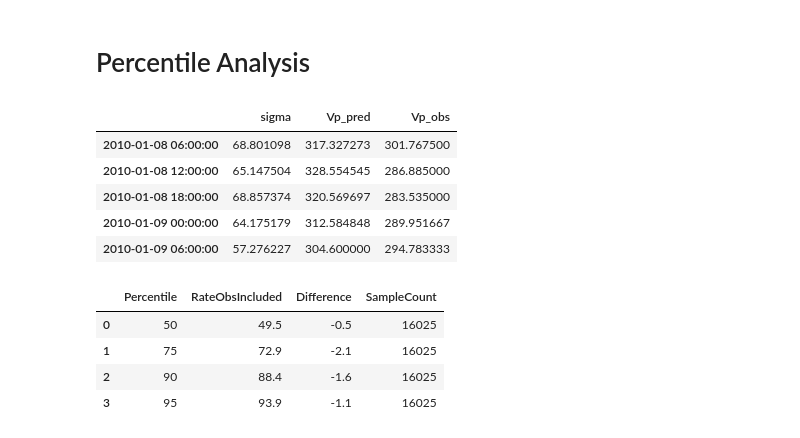
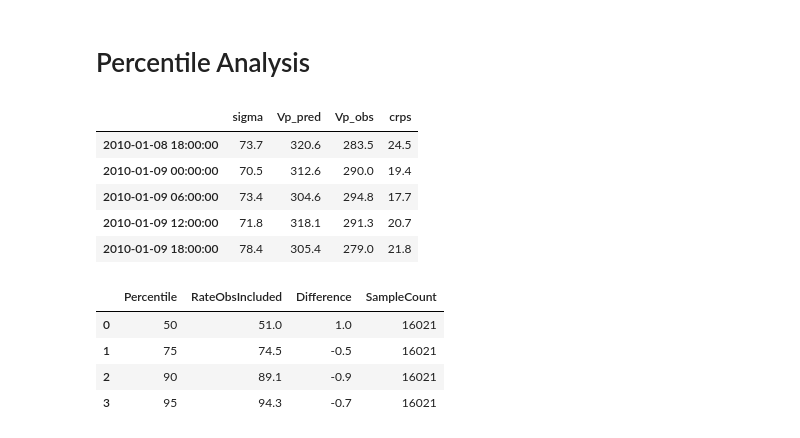
Before and after one commit to ddasilva/wsa_knn_uncertainty_v2, a Jupyter notebook: notebooks/Percentile Analysis.ipynb, the cells around one changed output. Drawn from its saved outputs; the diff is of its cells as text; code cells hidden in the pictures.

```diff
--- a/notebooks/Percentile Analysis.ipynb
+++ b/notebooks/Percentile Analysis.ipynb
@@ -5,16 +5,16 @@ import numpy as np
 import pandas as pd
 from scipy.stats import norm
 # %%
-df_dataset = pd.read_csv('../data/processed/processed_daysahead3_R000.csv', index_col=0)
+df_dataset = pd.read_csv('../data/processed/windowSize5/processed_daysahead3_R000.csv', index_col=0)
 df_dataset.index = pd.to_datetime(df_dataset.index)
 df_dataset.head()
 # %% [output]
-|  | sigma | Vp_pred | Vp_obs |
-| 2010-01-08 06:00:00 | 68.801098 | 317.327273 | 301.767500 |
-| 2010-01-08 12:00:00 | 65.147504 | 328.554545 | 286.885000 |
-| 2010-01-08 18:00:00 | 68.857374 | 320.569697 | 283.535000 |
-| 2010-01-09 00:00:00 | 64.175179 | 312.584848 | 289.951667 |
-| 2010-01-09 06:00:00 | 57.276227 | 304.600000 | 294.783333 |
+|  | sigma | Vp_pred | Vp_obs | crps |
+| 2010-01-08 18:00:00 | 73.7 | 320.6 | 283.5 | 24.5 |
+| 2010-01-09 00:00:00 | 70.5 | 312.6 | 290.0 | 19.4 |
+| 2010-01-09 06:00:00 | 73.4 | 304.6 | 294.8 | 17.7 |
+| 2010-01-09 12:00:00 | 71.8 | 318.1 | 291.3 | 20.7 |
+| 2010-01-09 18:00:00 | 78.4 | 305.4 | 279.0 | 21.8 |
 # %%
 inside = {
     50: [],
@@ -39,7 +39,7 @@ df_output = pd.DataFrame(df_rows, columns=['Percentile', 'RateObsIncluded', 'Dif
 df_output
 # %% [output]
 |  | Percentile | RateObsIncluded | Difference | SampleCount |
-| 0 | 50 | 49.5 | -0.5 | 16025 |
-| 1 | 75 | 72.9 | -2.1 | 16025 |
-| 2 | 90 | 88.4 | -1.6 | 16025 |
-| 3 | 95 | 93.9 | -1.1 | 16025 |
+| 0 | 50 | 51.0 | 1.0 | 16021 |
+| 1 | 75 | 74.5 | -0.5 | 16021 |
+| 2 | 90 | 89.1 | -0.9 | 16021 |
+| 3 | 95 | 94.3 | -0.7 | 16021 |
```
Also changed, not shown: 8 other files.
